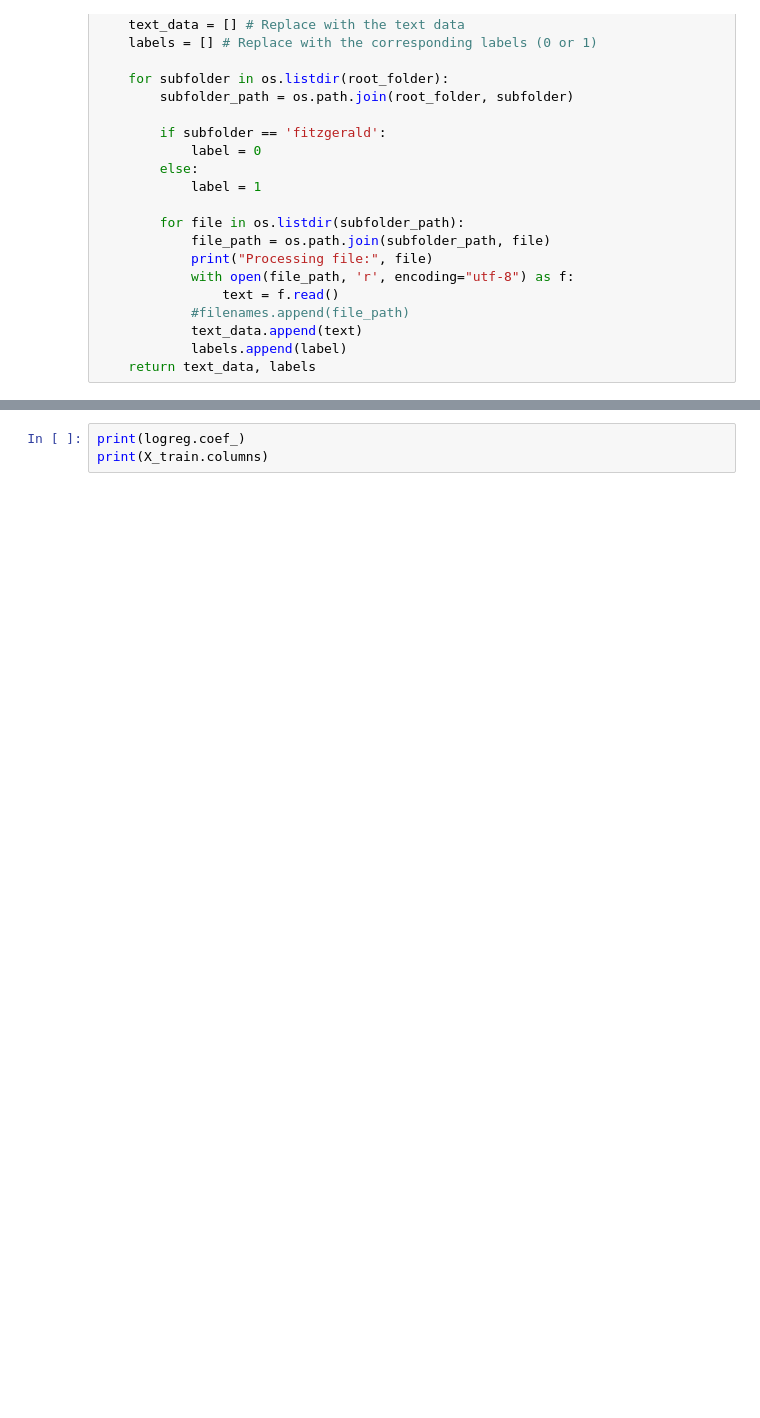
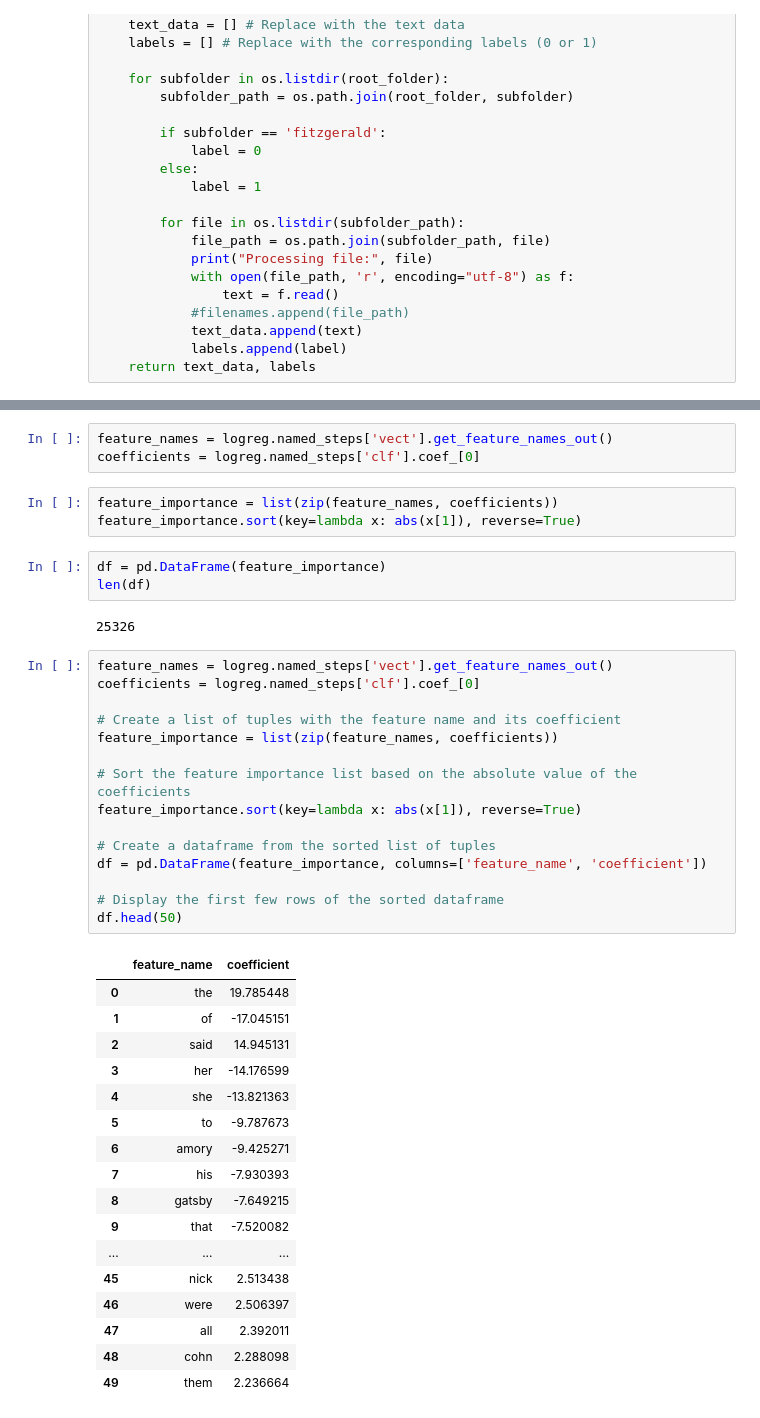
Before and after one commit to kspicer80/fitzgerald_hemingway, a Jupyter notebook: algorithms/logistic_regression.ipynb, the cells around one changed output, grey strips where cells are left out. Drawn from its saved outputs; the diff is of its cells as text; blank space fills up the shorter version.

```diff
--- a/algorithms/logistic_regression.ipynb
+++ b/algorithms/logistic_regression.ipynb
@@ -78,3 +114,44 @@ plt.show()
-# %%
-print(logreg.coef_)
-print(X_train.columns)
+# %%
+feature_names = logreg.named_steps['vect'].get_feature_names_out()
+coefficients = logreg.named_steps['clf'].coef_[0]
+# %%
+feature_importance = list(zip(feature_names, coefficients))
+feature_importance.sort(key=lambda x: abs(x[1]), reverse=True)
+# %%
+df = pd.DataFrame(feature_importance)
+len(df)
+# %% [output]
+25326
+# %%
+feature_names = logreg.named_steps['vect'].get_feature_names_out()
+coefficients = logreg.named_steps['clf'].coef_[0]
+
+# Create a list of tuples with the feature name and its coefficient
+feature_importance = list(zip(feature_names, coefficients))
+
+# Sort the feature importance list based on the absolute value of the coefficients
+feature_importance.sort(key=lambda x: abs(x[1]), reverse=True)
+
+# Create a dataframe from the sorted list of tuples
+df = pd.DataFrame(feature_importance, columns=['feature_name', 'coefficient'])
+
+# Display the first few rows of the sorted dataframe
+df.head(50)
+# %% [output]
+|  | feature_name | coefficient |
+| 0 | the | 19.785448 |
+| 1 | of | -17.045151 |
+| 2 | said | 14.945131 |
+| 3 | her | -14.176599 |
+| 4 | she | -13.821363 |
+| 5 | to | -9.787673 |
+| 6 | amory | -9.425271 |
+| 7 | his | -7.930393 |
+| 8 | gatsby | -7.649215 |
+| 9 | that | -7.520082 |
+| ... | ... | ... |
+| 45 | nick | 2.513438 |
+| 46 | were | 2.506397 |
+| 47 | all | 2.392011 |
+| 48 | cohn | 2.288098 |
+| 49 | them | 2.236664 |
```
Also changed, not shown: parts of 5 cells of this notebook.
